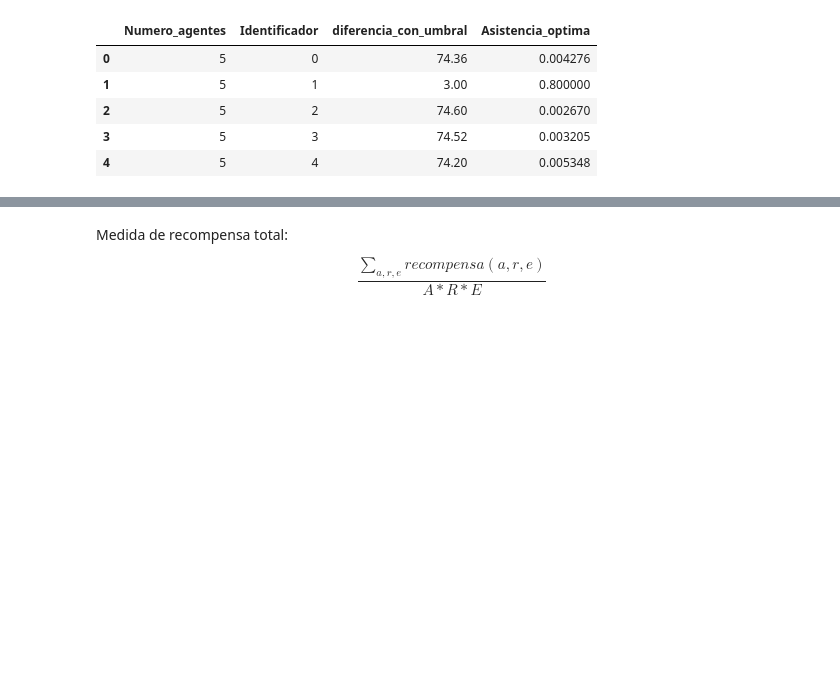
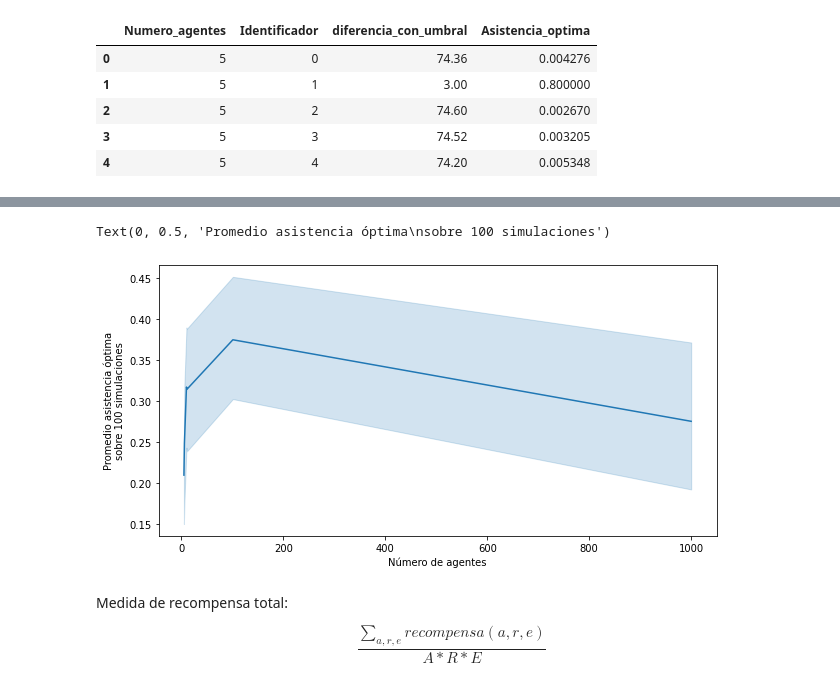
Before and after one commit to Slendercoder/SemilleroMSFS, a Jupyter notebook: Codigos/medidas.ipynb, the cells around one changed output, grey strips where cells are left out. Cells and saved outputs as stored; diff of their text form; code cells hidden in the pictures; blank space fills up the shorter version.

```diff
--- a/Codigos/medidas.ipynb
+++ b/Codigos/medidas.ipynb
@@ -94,3 +100,11 @@ sns.lineplot(x=df['Numero_agentes'], y=df['Asistencia_optima'])
+# %%
+fig = plt.subplots(figsize=(10,5))
+sns.lineplot(x=df['Numero_agentes'], y=df['Asistencia_optima'])
+plt.xlabel('Número de agentes')
+plt.ylabel('Promedio asistencia óptima\nsobre 100 simulaciones')
+# %% [output]
+Text(0, 0.5, 'Promedio asistencia óptima\nsobre 100 simulaciones')
+[figure, added]
 # %% [markdown]
 Medida de recompensa total:
 
```
Also changed, not shown: parts of 11 cells of this notebook.
